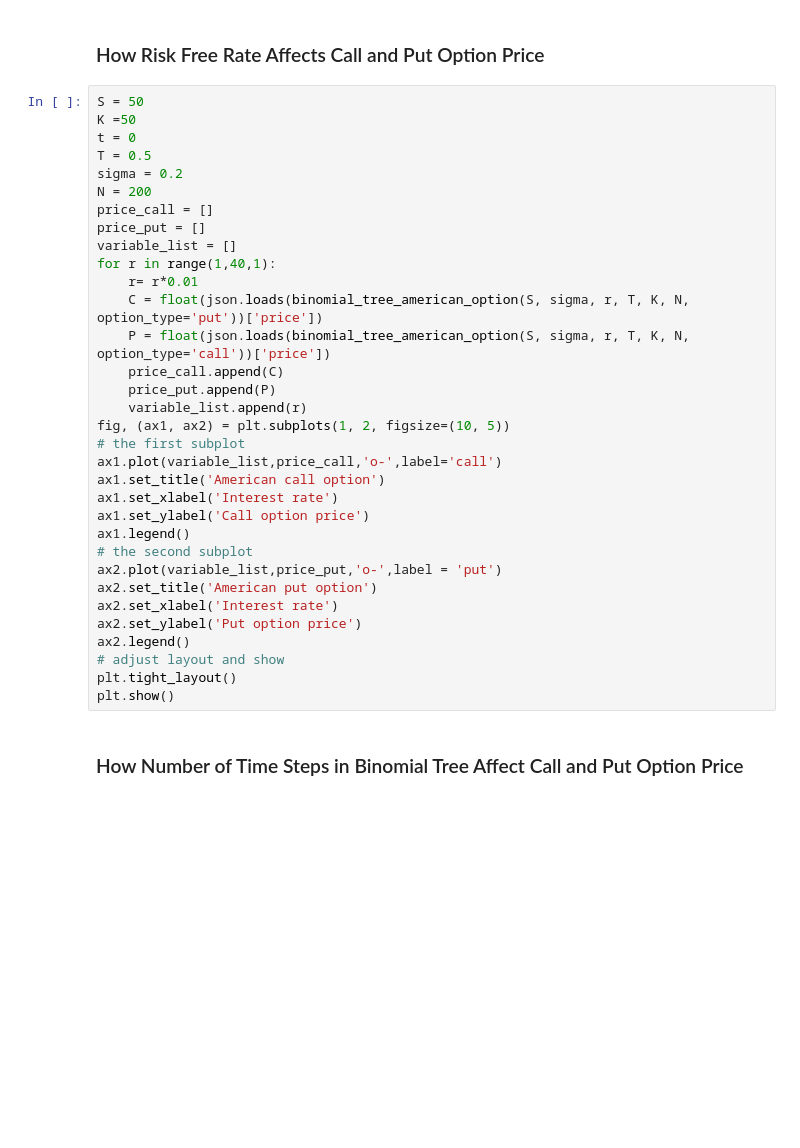
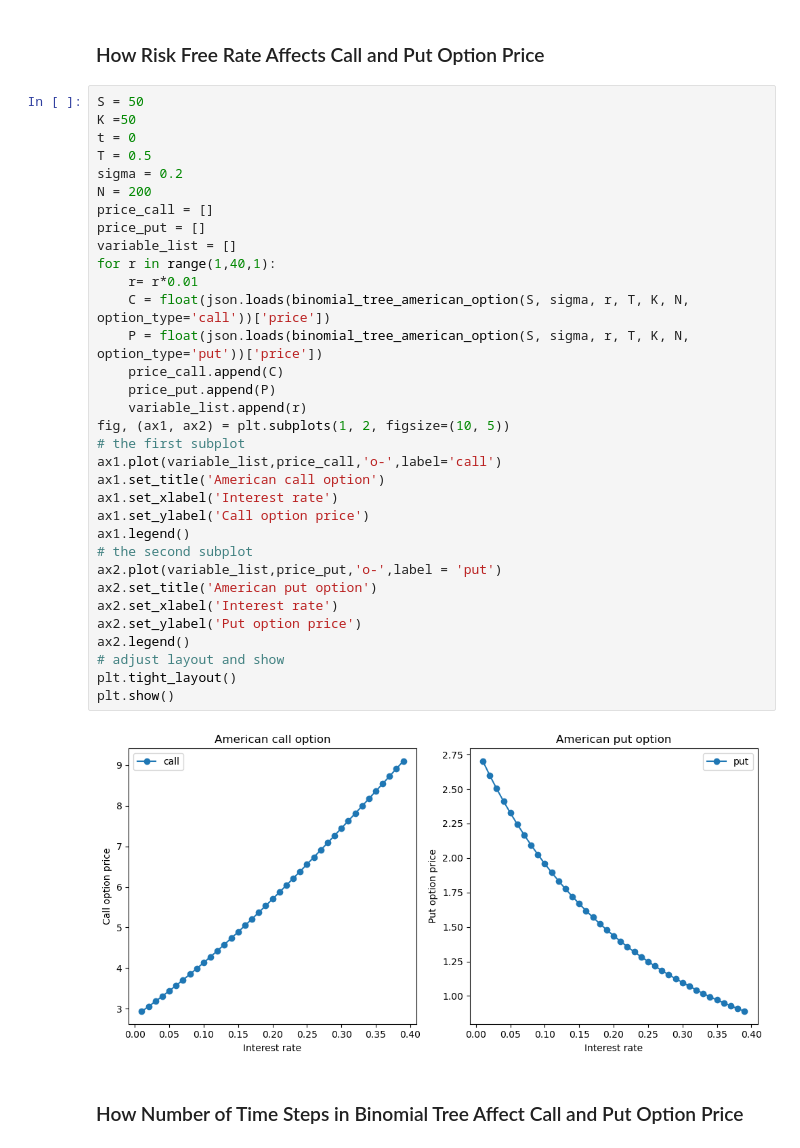
Before and after one commit to ckw2001/group5, a Jupyter notebook: Assignment3/Binomial_American_Sensitivity.ipynb, the cells around one changed output. Drawn from its saved outputs; the diff is of its cells as text; blank space fills up the shorter version.

```diff
--- a/Assignment3/Binomial_American_Sensitivity.ipynb
+++ b/Assignment3/Binomial_American_Sensitivity.ipynb
@@ -154,35 +157,37 @@ plt.xlabel('Volatility')
 S = 50
 K =50
 t = 0
 T = 0.5
 sigma = 0.2
 N = 200
 price_call = []
 price_put = []
 variable_list = []
 for r in range(1,40,1):
     r= r*0.01
-    C = float(json.loads(binomial_tree_american_option(S, sigma, r, T, K, N, option_type='put'))['price'])
-    P = float(json.loads(binomial_tree_american_option(S, sigma, r, T, K, N, option_type='call'))['price'])
+    C = float(json.loads(binomial_tree_american_option(S, sigma, r, T, K, N, option_type='call'))['price'])
+    P = float(json.loads(binomial_tree_american_option(S, sigma, r, T, K, N, option_type='put'))['price'])
     price_call.append(C)
     price_put.append(P)
     variable_list.append(r)
 fig, (ax1, ax2) = plt.subplots(1, 2, figsize=(10, 5))
 # the first subplot
 ax1.plot(variable_list,price_call,'o-',label='call')
 ax1.set_title('American call option')
 ax1.set_xlabel('Interest rate')
 ax1.set_ylabel('Call option price')
 ax1.legend()
 # the second subplot
 ax2.plot(variable_list,price_put,'o-',label = 'put')
 ax2.set_title('American put option')
 ax2.set_xlabel('Interest rate')
 ax2.set_ylabel('Put option price')
 ax2.legend()
 # adjust layout and show
 plt.tight_layout()
 plt.show()
+# %% [output]
+[figure, added]
 # %% [markdown]
 ### How Number of Time Steps in Binomial Tree Affect Call and Put Option Price
 # %%
```
Also changed, not shown: parts of 3 cells of this notebook, 1 other file.
